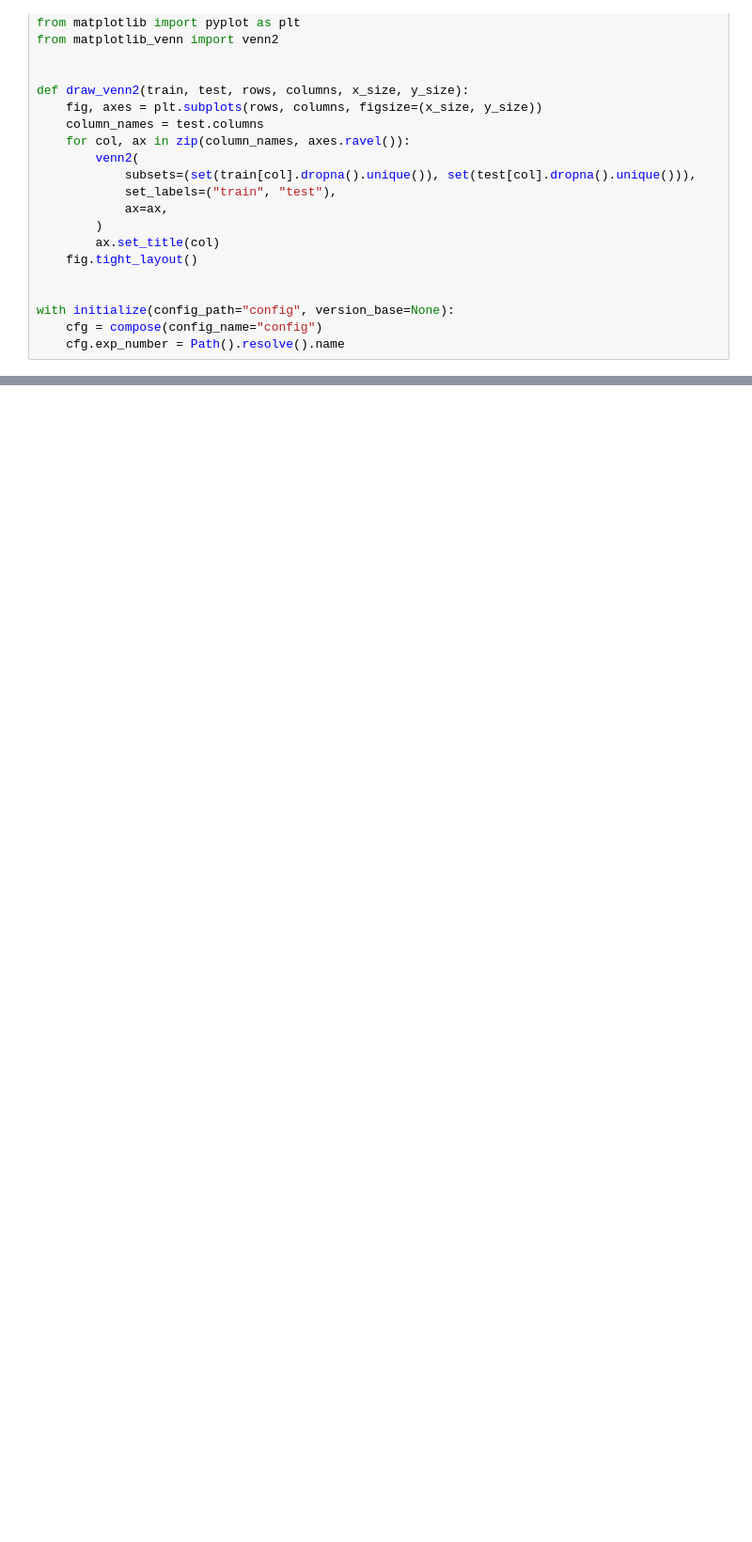
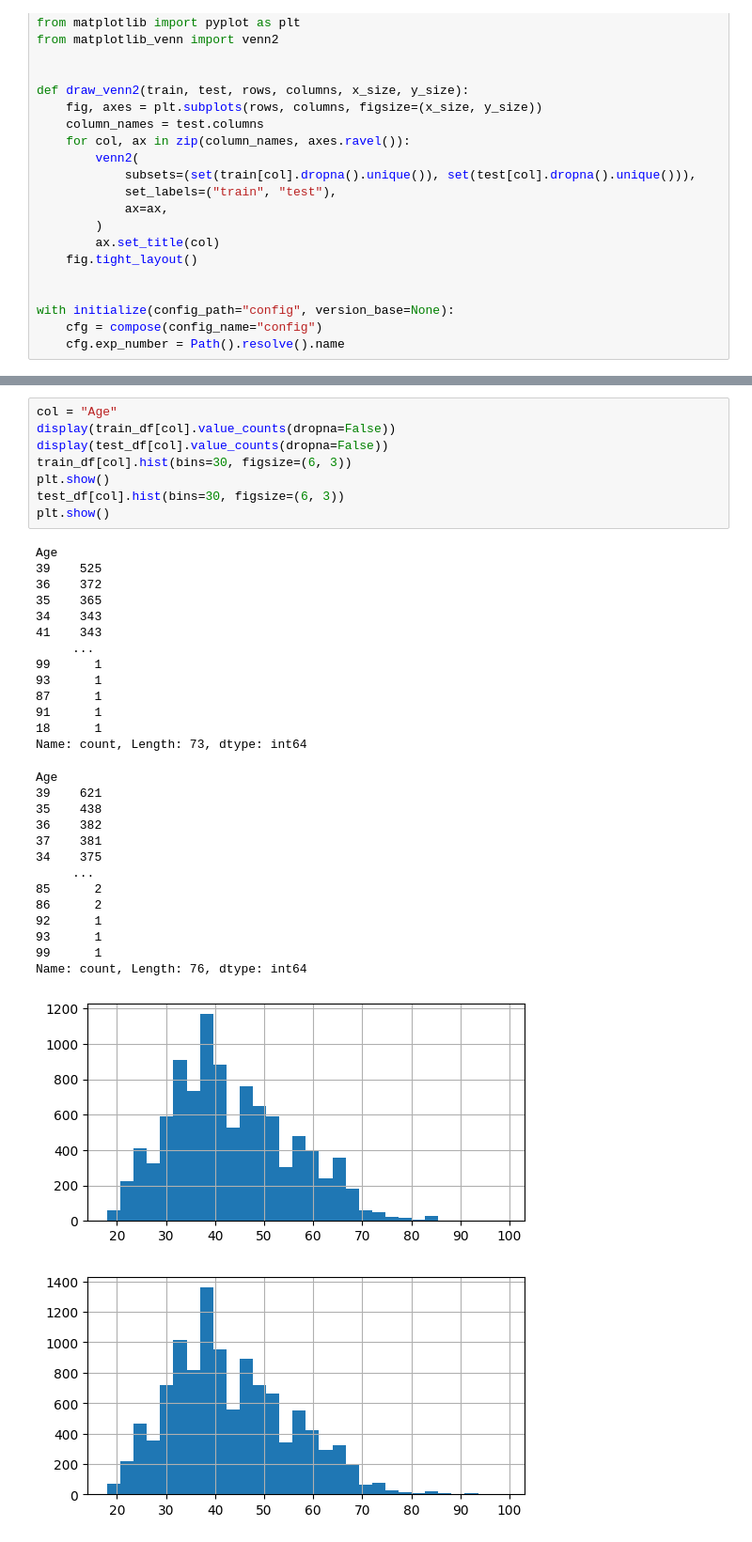
Before and after one commit to yumizu-da/atmaCup17, a Jupyter notebook: exp/000/eda.ipynb, the cells around one changed output, grey strips where cells are left out. Shown at 94% size. Cells and saved outputs as stored; diff of their text form; blank space fills up the shorter version.

```diff
--- a/exp/000/eda.ipynb
+++ b/exp/000/eda.ipynb
@@ -290,0 +166,37 @@ Name: count, dtype: int64
+# %%
+col = "Age"
+display(train_df[col].value_counts(dropna=False))
+display(test_df[col].value_counts(dropna=False))
+train_df[col].hist(bins=30, figsize=(6, 3))
+plt.show()
+test_df[col].hist(bins=30, figsize=(6, 3))
+plt.show()
+# %% [output]
+Age
+39    525
+36    372
+35    365
+34    343
+41    343
+     ...
+99      1
+93      1
+87      1
+91      1
+18      1
+Name: count, Length: 73, dtype: int64
+Age
+39    621
+35    438
+36    382
+37    381
+34    375
+     ...
+85      2
+86      2
+92      1
+93      1
+99      1
+Name: count, Length: 76, dtype: int64
+[figure, added]
+[figure, added]
```
Also changed, not shown: parts of 22 cells of this notebook, 21 other files.
